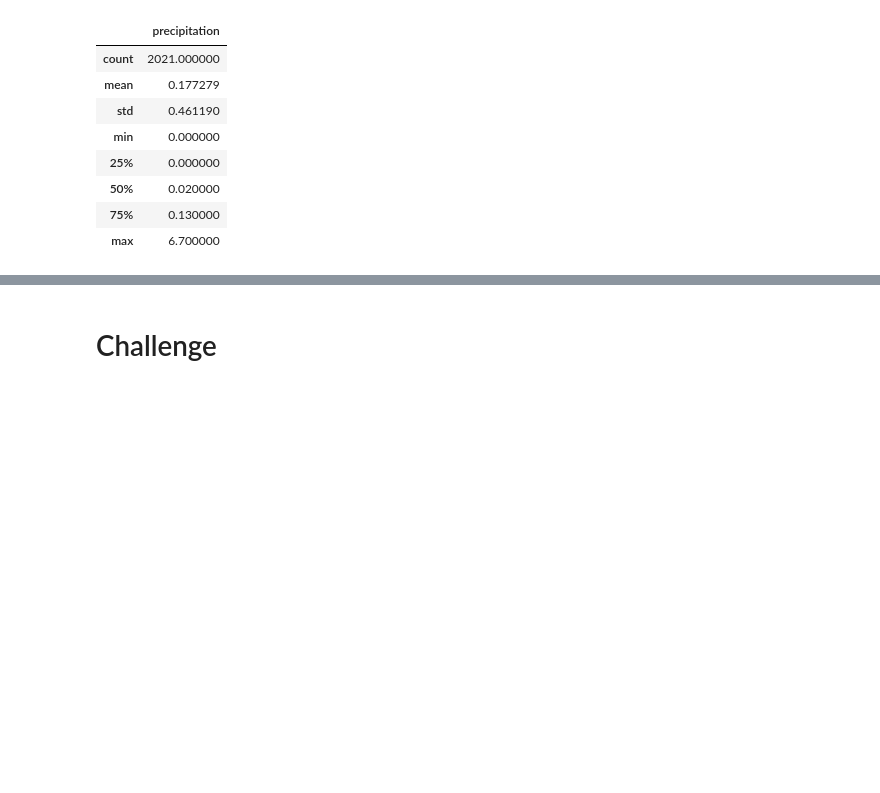
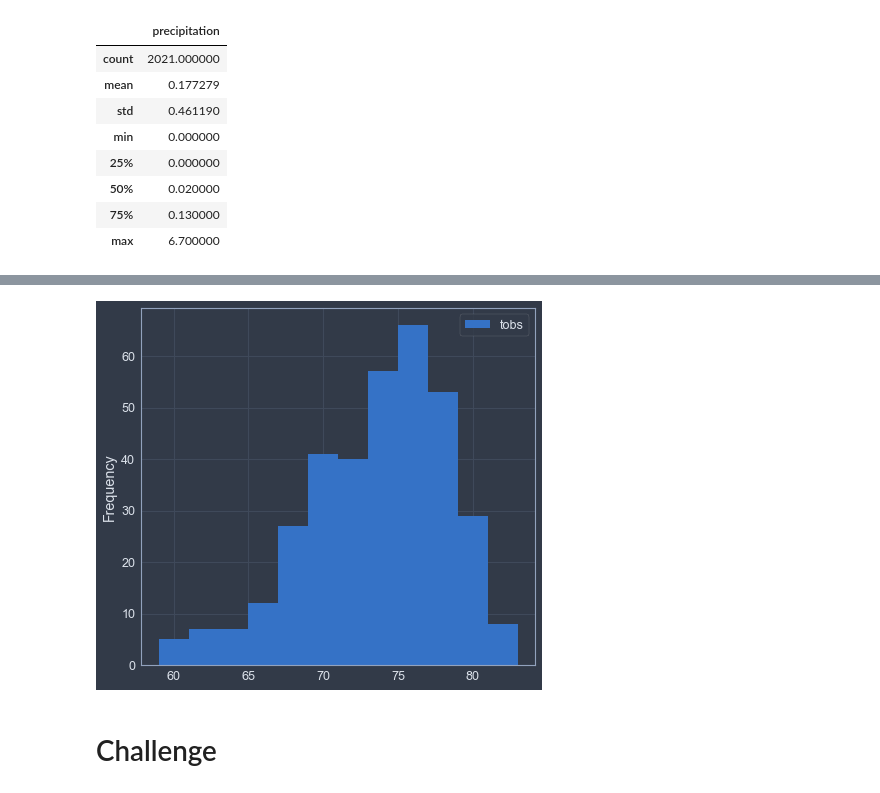
Before and after one commit to BHashemi2021/surfs_up, a Jupyter notebook: climate_analysis.ipynb, the cells around one changed output, grey strips where cells are left out. Cells and saved outputs as stored; diff of their text form; code cells hidden in the pictures; blank space fills up the shorter version.

Commit message:
adding temperature analysis and histogram.

```diff
--- a/climate_analysis.ipynb
+++ b/climate_analysis.ipynb
@@ -269,0 +304,16 @@ df.describe()
+# %%
+# ! (To create a query, first select the column we are interested in. We want to pull Measurement.tobs
+# in order to get our total observations count.
+# filter out all the stations except the most active station by filter(Measurement.station == 'USC00519281')
+# add the .all() function to save our results as a list.
+# and add a print statement around it.)
+
+
+# Choose the station with the highest number of temperature observations.
+# Query the last 12 months of temperature observation data for this station and plot the results as a histogram
+
+results = session.query(Measurement.tobs).\
+filter(Measurement.station == 'USC00519281').\
+filter(Measurement.date >= prev_year).all()
+
+print(results)
@@ -269,0 +322,9 @@ df.describe()
+# %%
+# ! (A DataFrame is the best way to make the data easier to read.
+# When creating a DataFrame, our first parameter is our list, and the second parameter is the column(s)
+# In this case, temperature observations result list into a DataFrame.
+# and finally adding a print(df) statement after the last line and run the code.)
+
+df = pd.DataFrame(results, columns=['tobs'])
+
+print(df)
@@ -270,3 +346,15 @@ df.describe()
+# %%
+# ! (Now, We'll be creating a histogram from the temperature observations.
+# This will allow us to quickly count how many temperature observations we have.)
+# To create the histogram, we need to use the plot() function and the hist() function
+# and add the number of bins as a parameter. It's recommended to stay within a range of 5 to 20 bins.
+# We're going to divide our temperature observations into 12 different bins.
+#  we don't need to specify the ranges to specify the number of bins (just add the number of bins)
+# Using plt.tight_layout(), we can compress the x-axis labels to fit them into the box holding our plot.)
+df.plot.hist(bins=12)
+plt.tight_layout()
+# %% [output]
+[figure, added]
 # %%
 # Write a function called `calc_temps` that will accept start date and end date in the format '%Y-%m-%d'
 # and return the minimum, average, and maximum temperatures for that range of dates
```
Also changed, not shown: parts of 10 cells of this notebook.
